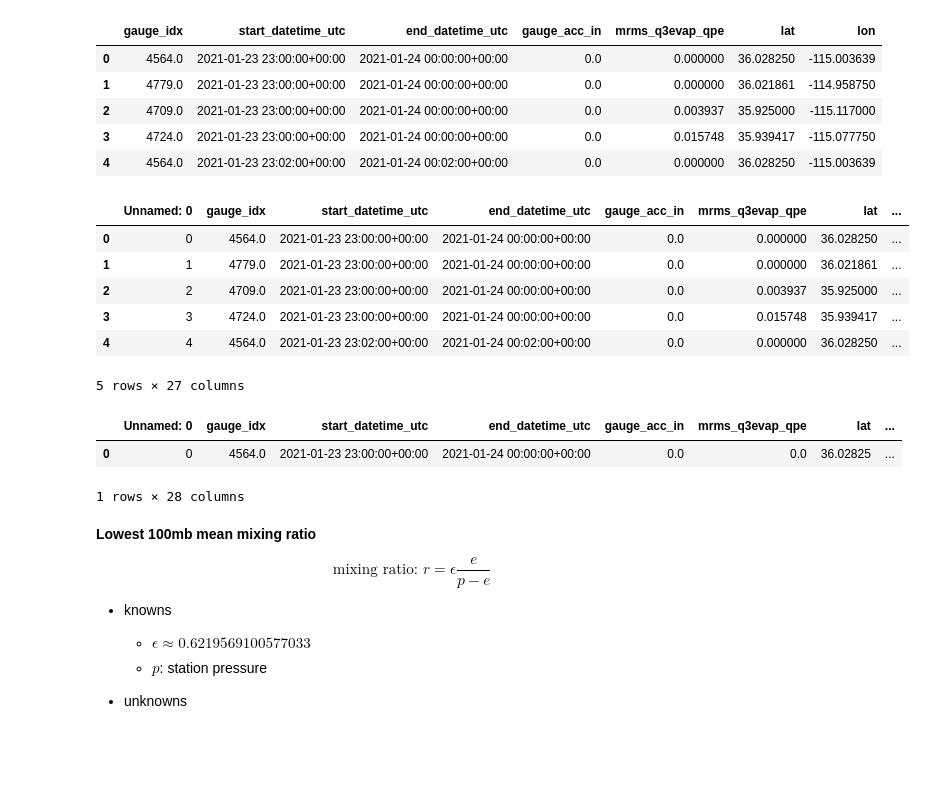
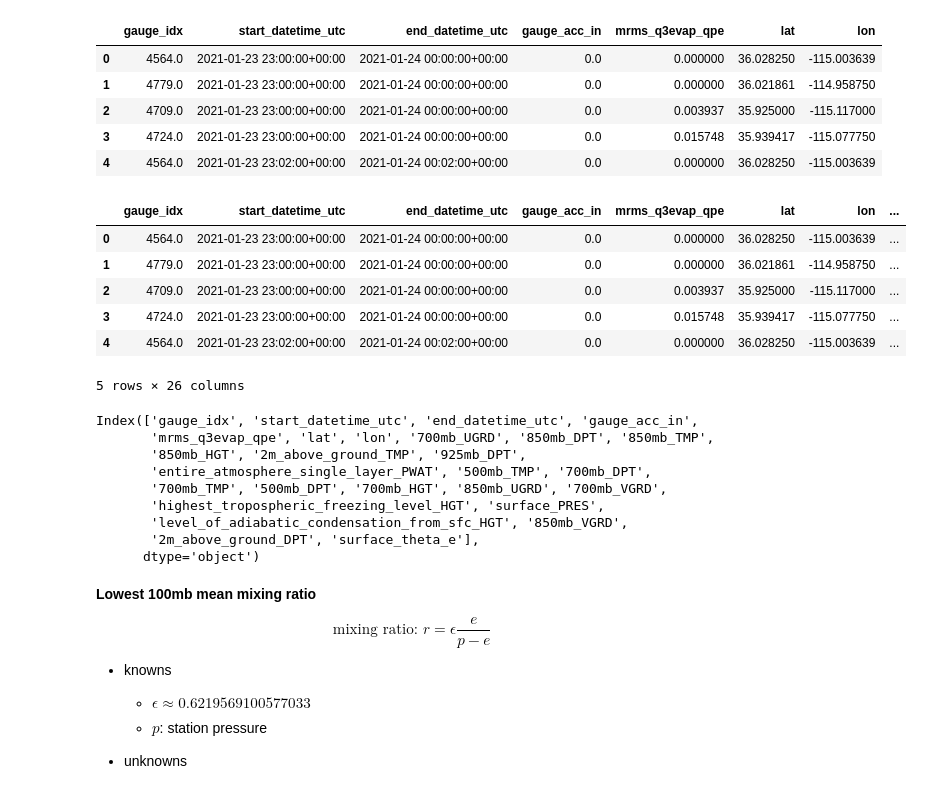
Before and after one commit to leharris3/piml-qpe, a Jupyter notebook: zarr.ipynb, the cells around one changed output. Cells and saved outputs as stored; diff of their text form; code cells hidden in the pictures; blank space fills up the shorter version.

```diff
--- a/zarr.ipynb
+++ b/zarr.ipynb
@@ -69,17 +69,17 @@ with open("/playpen-ssd/levi/ccrfcd-gauge-grids/scripts/hrrr_env_rows.json", "r"
 # %%
 import pandas as pd
 
 
-df = pd.read_csv("data/2021-01-01_2025-07-25_hrrr_env.csv")
+df = pd.read_csv("data/2021-01-01_2025-07-25_hrrr_env.csv").drop("Unnamed: 0", axis=1)
 df.head()
 # %% [output]
-|  | Unnamed: 0 | gauge_idx | start_datetime_utc | end_datetime_utc | gauge_acc_in | mrms_q3evap_qpe | lat | ... |
-| 0 | 0 | 4564.0 | 2021-01-23 23:00:00+00:00 | 2021-01-24 00:00:00+00:00 | 0.0 | 0.000000 | 36.028250 | ... |
-| 1 | 1 | 4779.0 | 2021-01-23 23:00:00+00:00 | 2021-01-24 00:00:00+00:00 | 0.0 | 0.000000 | 36.021861 | ... |
-| 2 | 2 | 4709.0 | 2021-01-23 23:00:00+00:00 | 2021-01-24 00:00:00+00:00 | 0.0 | 0.003937 | 35.925000 | ... |
-| 3 | 3 | 4724.0 | 2021-01-23 23:00:00+00:00 | 2021-01-24 00:00:00+00:00 | 0.0 | 0.015748 | 35.939417 | ... |
-| 4 | 4 | 4564.0 | 2021-01-23 23:02:00+00:00 | 2021-01-24 00:02:00+00:00 | 0.0 | 0.000000 | 36.028250 | ... |
+|  | gauge_idx | start_datetime_utc | end_datetime_utc | gauge_acc_in | mrms_q3evap_qpe | lat | lon | ... |
+| 0 | 4564.0 | 2021-01-23 23:00:00+00:00 | 2021-01-24 00:00:00+00:00 | 0.0 | 0.000000 | 36.028250 | -115.003639 | ... |
+| 1 | 4779.0 | 2021-01-23 23:00:00+00:00 | 2021-01-24 00:00:00+00:00 | 0.0 | 0.000000 | 36.021861 | -114.958750 | ... |
+| 2 | 4709.0 | 2021-01-23 23:00:00+00:00 | 2021-01-24 00:00:00+00:00 | 0.0 | 0.003937 | 35.925000 | -115.117000 | ... |
+| 3 | 4724.0 | 2021-01-23 23:00:00+00:00 | 2021-01-24 00:00:00+00:00 | 0.0 | 0.015748 | 35.939417 | -115.077750 | ... |
+| 4 | 4564.0 | 2021-01-23 23:02:00+00:00 | 2021-01-24 00:02:00+00:00 | 0.0 | 0.000000 | 36.028250 | -115.003639 | ... |
-5 rows × 27 columns
+5 rows × 26 columns
 # %%
 import metpy
 import metpy.calc as mpcalc
@@ -100,11 +100,17 @@ surface_dewpoint = np.array(df["2m_above_ground_DPT"]) * units.K
 
 df["surface_theta_e"] = equivalent_potential_temperature(surface_pressure, surface_temp, surface_dewpoint)
 # %%
-df[:1]
+df[:1].columns
 # %% [output]
-|  | Unnamed: 0 | gauge_idx | start_datetime_utc | end_datetime_utc | gauge_acc_in | mrms_q3evap_qpe | lat | ... |
-| 0 | 0 | 4564.0 | 2021-01-23 23:00:00+00:00 | 2021-01-24 00:00:00+00:00 | 0.0 | 0.0 | 36.02825 | ... |
-1 rows × 28 columns
+Index(['gauge_idx', 'start_datetime_utc', 'end_datetime_utc', 'gauge_acc_in',
+       'mrms_q3evap_qpe', 'lat', 'lon', '700mb_UGRD', '850mb_DPT', '850mb_TMP',
+       '850mb_HGT', '2m_above_ground_TMP', '925mb_DPT',
+       'entire_atmosphere_single_layer_PWAT', '500mb_TMP', '700mb_DPT',
+       '700mb_TMP', '500mb_DPT', '700mb_HGT', '850mb_UGRD', '700mb_VGRD',
+       'highest_tropospheric_freezing_level_HGT', 'surface_PRES',
+       'level_of_adiabatic_condensation_from_sfc_HGT', '850mb_VGRD',
+       '2m_above_ground_DPT', 'surface_theta_e'],
+      dtype='object')
 # %% [markdown]
 **Lowest 100mb mean mixing ratio**
 
```
Also changed, not shown: parts of 5 cells of this notebook, 1 other file.
